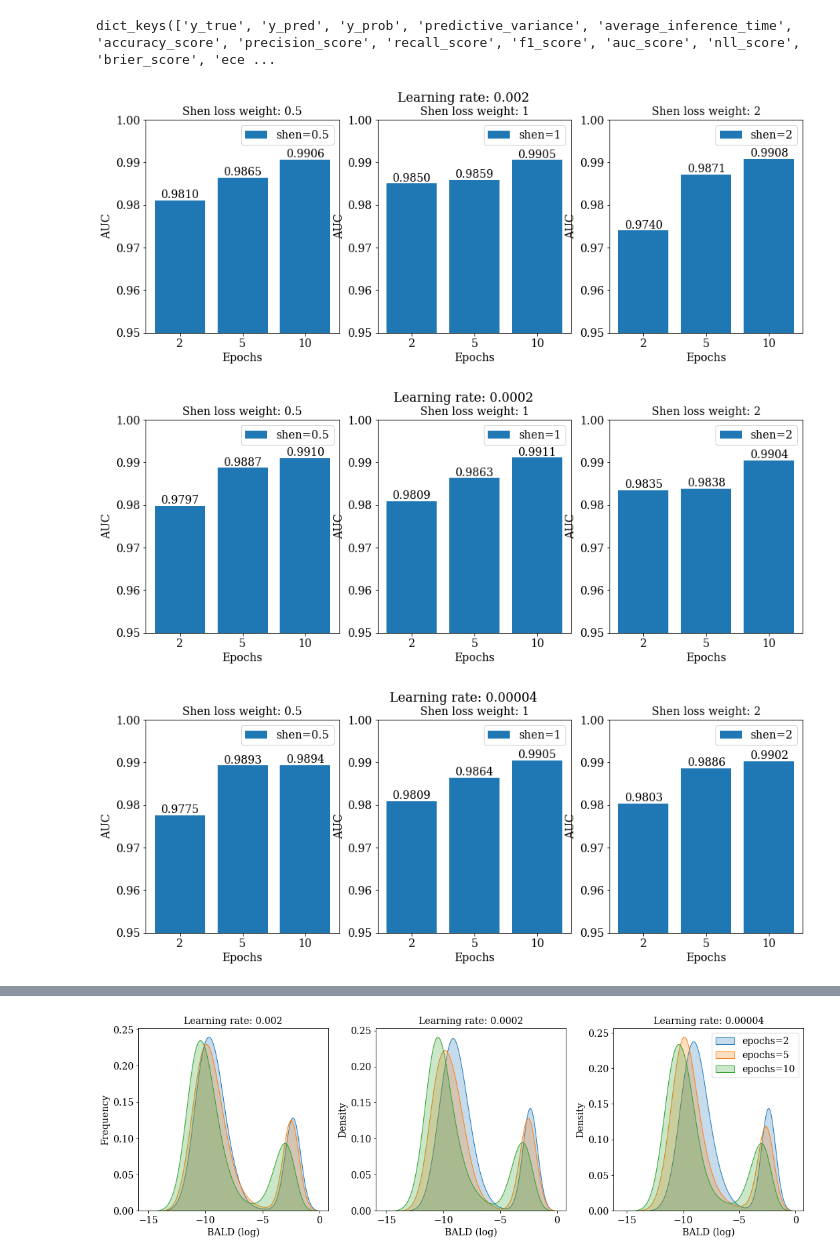
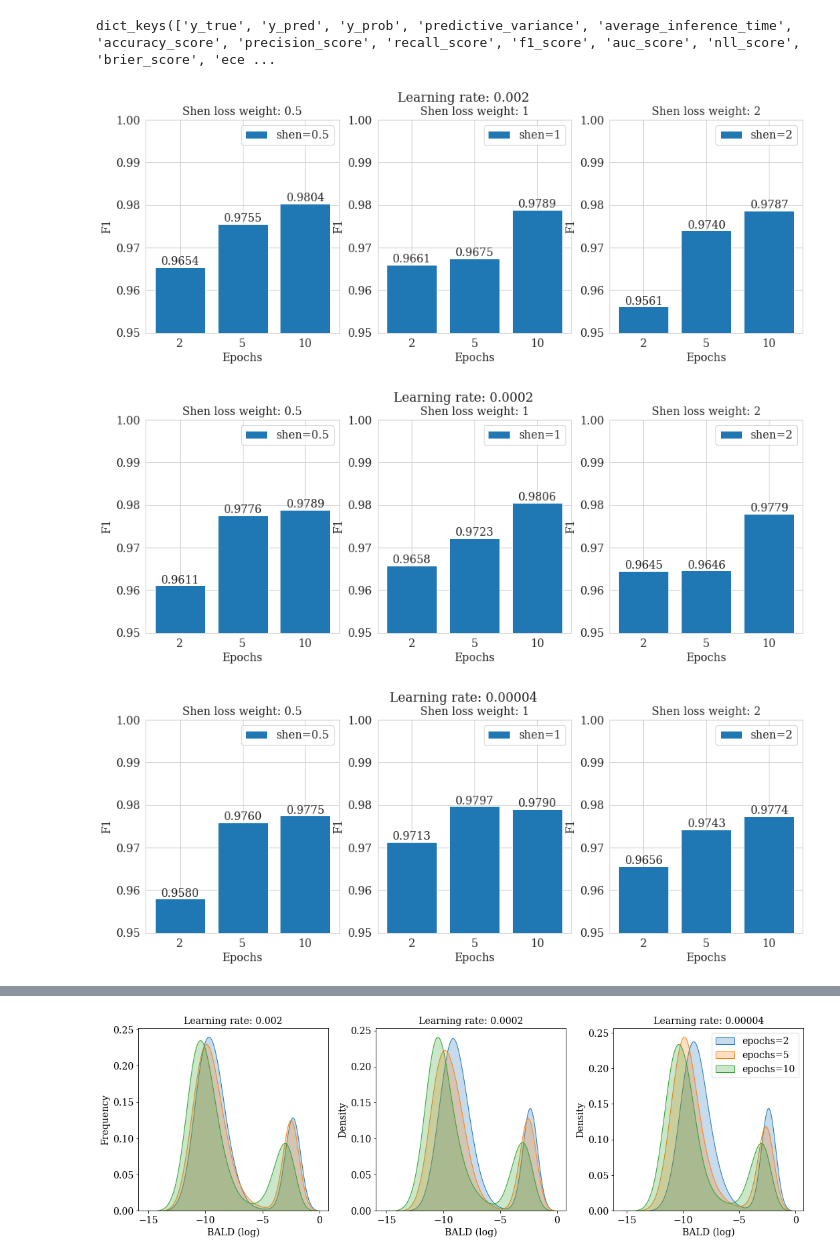
Before and after one commit to jsonnenburg/real-time-uncertainty-text-classification, a Jupyter notebook: analysis/uncertainty_distillation_hyperparameters.ipynb, the cells around one changed output, grey strips where cells are left out. Saved outputs shown, nothing was run; the diff lists cells and outputs as text; code cells hidden in the pictures.

```diff
--- a/analysis/uncertainty_distillation_hyperparameters.ipynb
+++ b/analysis/uncertainty_distillation_hyperparameters.ipynb
@@ -60,11 +60,11 @@ for shen_loss_weight in shen_loss_weights:
     # fig.suptitle(f"$\lambda$ = {shen_loss_weight}")
 
     for i, learning_rate in enumerate(learning_rates):
-        auc_values = [results_dict[shen_loss_weight][learning_rate][epochs]['auc_score'] for epochs in epochs_list]
-        axs[i].bar(epochs_list, auc_values)
+        f1_values = [results_dict[shen_loss_weight][learning_rate][epochs]['f1_score'] for epochs in epochs_list]
+        axs[i].bar(epochs_list, f1_values)
         # add actual values on top of bars
-        for j, auc in enumerate(auc_values):
-            axs[i].text(j, auc, f"{auc:.3f}", ha='center', va='bottom')
+        for j, f1 in enumerate(f1_values):
+            axs[i].text(j, f1, f"{f1:.3f}", ha='center', va='bottom')
         learning_rate_float = float(learning_rate)
         # Format learning rate in scientific notation for the title
         formatted_learning_rate = f"{learning_rate_float:.0e}"
@@ -72,7 +72,7 @@ for shen_loss_weight in shen_loss_weights:
         if i == 1:
             axs[i].set_xlabel("Epochs")
         if i == 0:
-            axs[i].set_ylabel("AUC")
+            axs[i].set_ylabel("F1")
         axs[i].set_ylim([0.95, 1])
     plt.tight_layout()
     plt.savefig(os.path.join(image_save_path, f"plot_shen_loss_weight_{shen_loss_weight}.pdf"))
@@ -80,24 +80,24 @@ for shen_loss_weight in shen_loss_weights:
 # %%
 # per learning rate, plot shen loss weight vs epochs vs auc
 for learning_rate in learning_rates:
     fig, axs = plt.subplots(1, 3, figsize=(15, 5))
     fig.suptitle(f"Learning rate: {learning_rate}")
     for i, shen_loss_weight in enumerate(shen_loss_weights):
-        auc_values = [results_dict[shen_loss_weight][learning_rate][epochs]['auc_score'] for epochs in epochs_list]
-        axs[i].bar(epochs_list, auc_values, label=f"shen={shen_loss_weight}")
+        f1_values = [results_dict[shen_loss_weight][learning_rate][epochs]['f1_score'] for epochs in epochs_list]
+        axs[i].bar(epochs_list, f1_values, label=f"shen={shen_loss_weight}")
         # add actual values on top of bars
-        for j, auc in enumerate(auc_values):
-            axs[i].text(j, auc, f"{auc:.4f}", ha='center', va='bottom')
+        for j, f1 in enumerate(f1_values):
+            axs[i].text(j, f1, f"{f1:.4f}", ha='center', va='bottom')
         axs[i].set_title(f"Shen loss weight: {shen_loss_weight}")
         axs[i].set_xlabel("Epochs")
-        axs[i].set_ylabel("AUC")
+        axs[i].set_ylabel("F1")
         axs[i].set_ylim([0.95, 1])
         axs[i].legend()
     plt.show()
 # %% [output]
-[figure, old version]
+[figure, new version]
-[figure, old version]
+[figure, new version]
-[figure, old version]
+[figure, new version]
 # %%
 # per epochs, plot shen loss weight vs learning rate vs auc
 for epochs in epochs_list:
```
Also changed, not shown: parts of 2 cells of this notebook, 2 other files.
